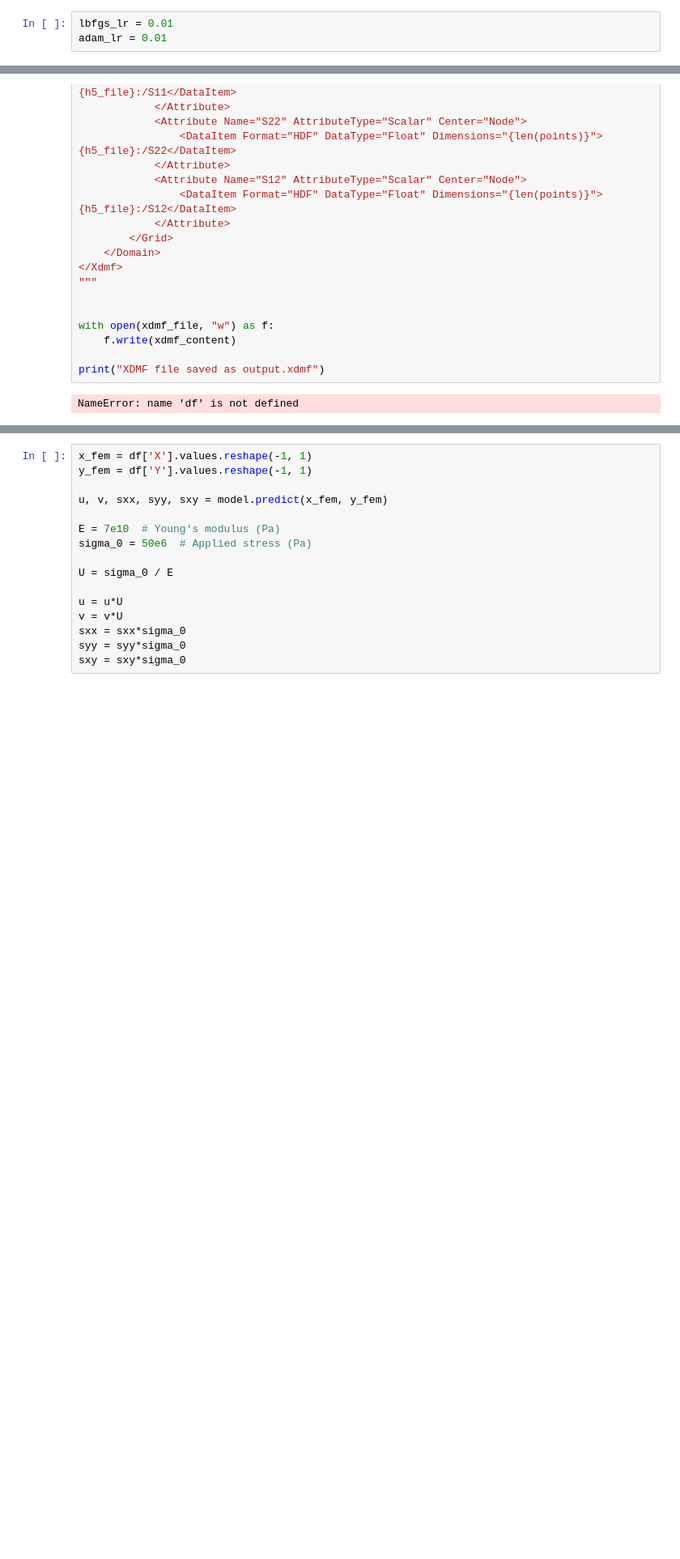
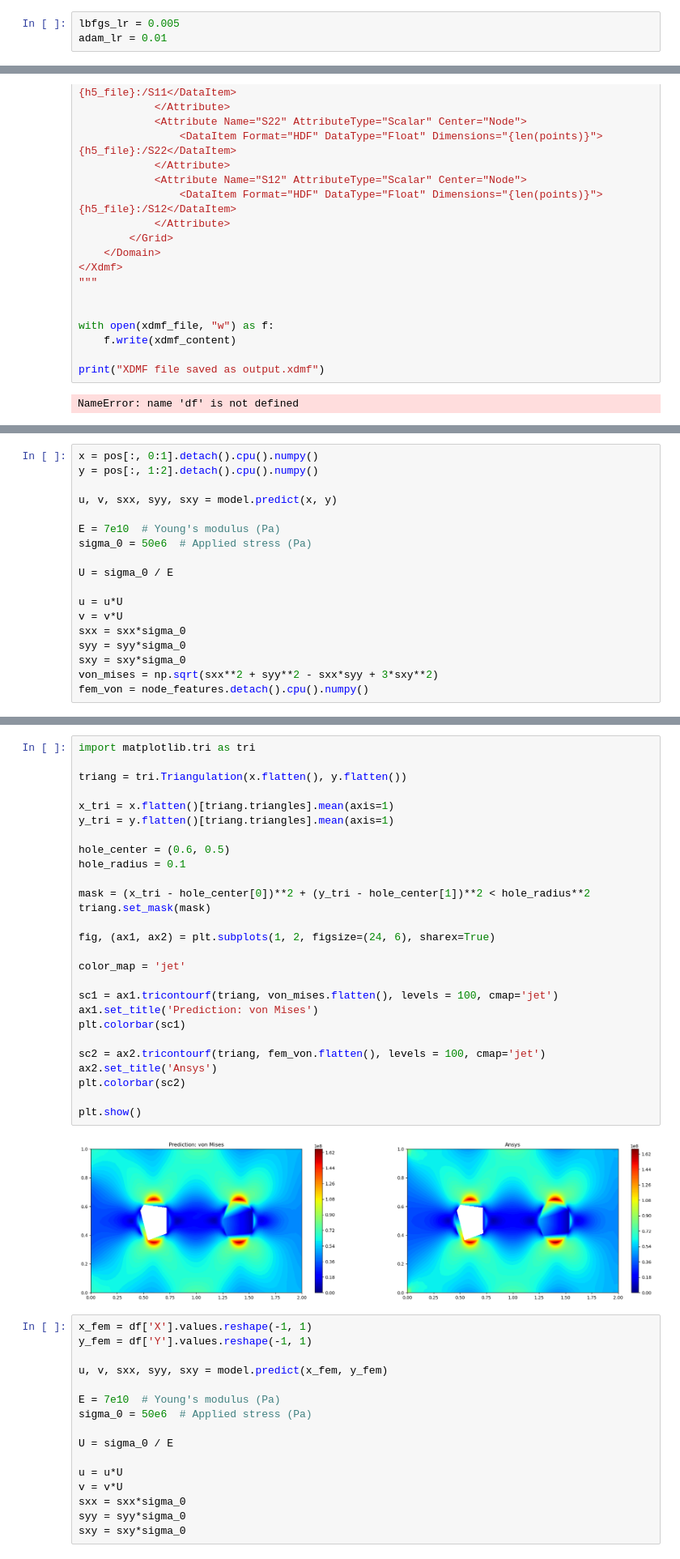
Before and after one commit to alleswe2k/PINNs, a Jupyter notebook: 2D_sheet_problem/two_holes.ipynb, the cells around one changed output, grey strips where cells are left out. Shown at 81% size. Saved outputs shown, nothing was run; the diff lists cells and outputs as text; blank space fills up the shorter version.

```diff
--- a/2D_sheet_problem/two_holes.ipynb
+++ b/2D_sheet_problem/two_holes.ipynb
@@ -44,7 +45,7 @@ class DNN(nn.Module):
     def forward(self, x):
         return self.network(x)
 # %%
-lbfgs_lr = 0.01
+lbfgs_lr = 0.005
 adam_lr = 0.01
 # %%
 class PINN():
@@ -469,0 +521,18 @@ df = pd.read_csv(csv_file, sep=";", skipinitialspace=True)
+# %%
+x = pos[:, 0:1].detach().cpu().numpy()
+y = pos[:, 1:2].detach().cpu().numpy()
+
+u, v, sxx, syy, sxy = model.predict(x, y)
+
+E = 7e10  # Young's modulus (Pa)
+sigma_0 = 50e6  # Applied stress (Pa)
+
+U = sigma_0 / E
+
+u = u*U
+v = v*U
+sxx = sxx*sigma_0
+syy = syy*sigma_0
+sxy = sxy*sigma_0
+von_mises = np.sqrt(sxx**2 + syy**2 - sxx*syy + 3*sxy**2)
+fem_von = node_features.detach().cpu().numpy()
@@ -470,3 +544,32 @@ df = pd.read_csv(csv_file, sep=";", skipinitialspace=True)
+# %%
+import matplotlib.tri as tri
+
+triang = tri.Triangulation(x.flatten(), y.flatten())
+
+x_tri = x.flatten()[triang.triangles].mean(axis=1)
+y_tri = y.flatten()[triang.triangles].mean(axis=1)
+
+hole_center = (0.6, 0.5)
+hole_radius = 0.1
+
+mask = (x_tri - hole_center[0])**2 + (y_tri - hole_center[1])**2 < hole_radius**2
+triang.set_mask(mask)
+
+fig, (ax1, ax2) = plt.subplots(1, 2, figsize=(24, 6), sharex=True)
+
+color_map = 'jet'
+
+sc1 = ax1.tricontourf(triang, von_mises.flatten(), levels = 100, cmap='jet')
+ax1.set_title('Prediction: von Mises')
+plt.colorbar(sc1)
+
+sc2 = ax2.tricontourf(triang, fem_von.flatten(), levels = 100, cmap='jet')
+ax2.set_title('Ansys')
+plt.colorbar(sc2)
+
+plt.show()
+# %% [output]
+[figure, added]
 # %%
 x_fem = df['X'].values.reshape(-1, 1)
 y_fem = df['Y'].values.reshape(-1, 1)
```
Also changed, not shown: parts of 16 cells of this notebook, 4 other files.
